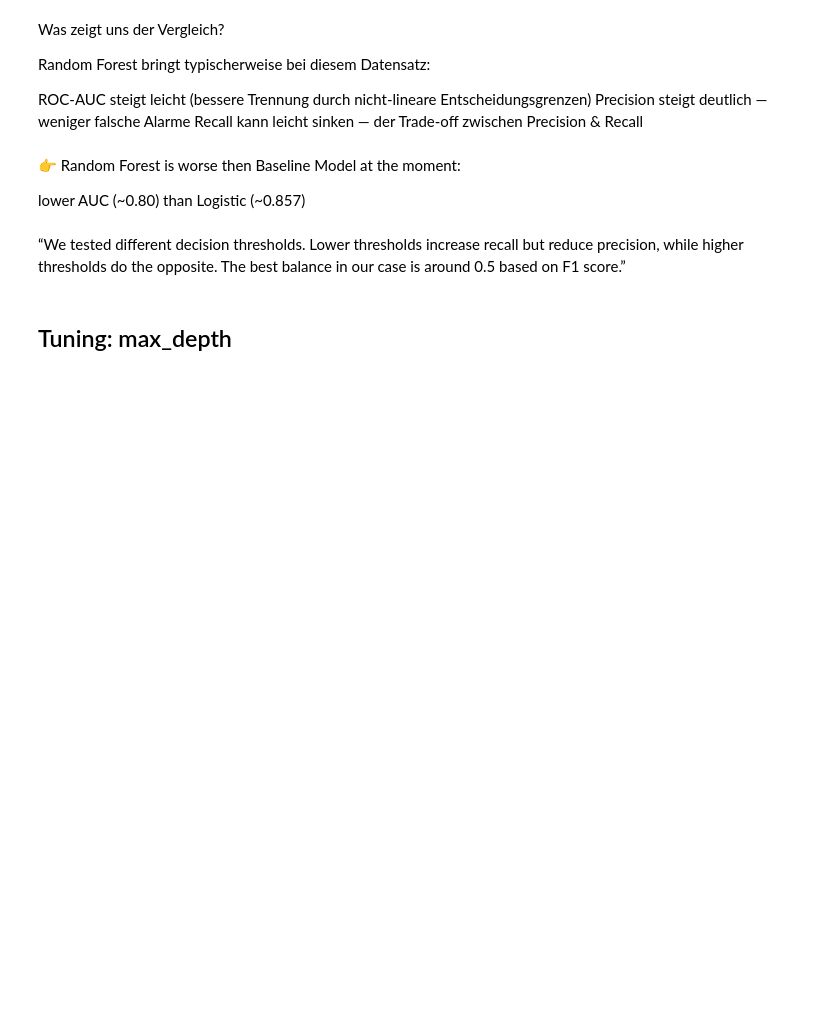
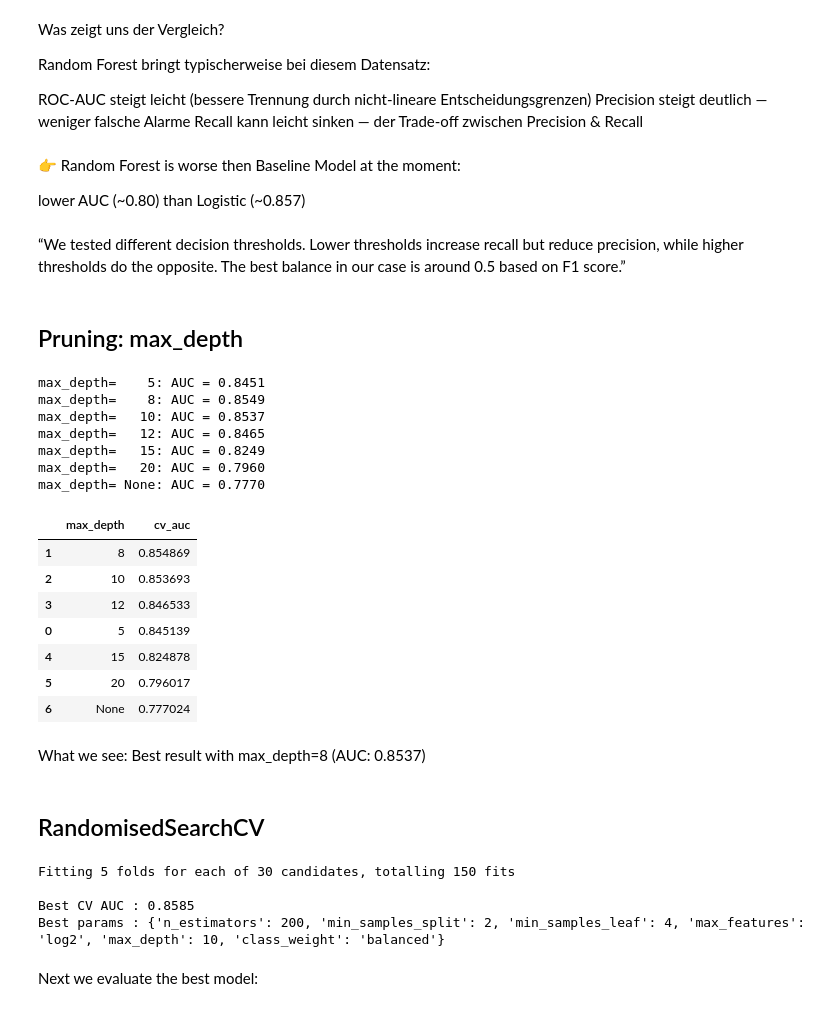
Before and after one commit to Walter806/NF-ML-Project-Group-0, a Jupyter notebook: 20260219_Model_Random_Forest_Pauli.ipynb, the cells around one changed output. Saved outputs shown, nothing was run; the diff lists cells and outputs as text; code cells hidden in the pictures; blank space fills up the shorter version.

Commit message:
Add tuned Random Forest model and evaluation results

```diff
--- a/20260219_Model_Random_Forest_Pauli.ipynb
+++ b/20260219_Model_Random_Forest_Pauli.ipynb
@@ -283,4 +279,73 @@ lower AUC (~0.80) than Logistic (~0.857)
 # %% [markdown]
 “We tested different decision thresholds. Lower thresholds increase recall but reduce precision, while higher thresholds do the opposite. The best balance in our case is around 0.5 based on F1 score.”
 # %% [markdown]
-## Tuning: max_depth
+## Pruning: max_depth
+# %%
+from sklearn.model_selection import cross_val_score
+
+depths = [5, 8, 10, 12, 15, 20, None]
+results = []
+
+for d in depths:
+    rf = RandomForestClassifier(
+        n_estimators=100, max_depth=d,
+        class_weight='balanced', random_state=42, n_jobs=-1
+    )
+    auc = cross_val_score(rf, X_train, y_train, cv=5, scoring='roc_auc').mean()
+    results.append({'max_depth': str(d), 'cv_auc': auc})
+    print(f"max_depth={str(d):>5}: AUC = {auc:.4f}")
+
+pd.DataFrame(results).sort_values('cv_auc', ascending=False)
+# %% [output]
+max_depth=    5: AUC = 0.8451
+max_depth=    8: AUC = 0.8549
+max_depth=   10: AUC = 0.8537
+max_depth=   12: AUC = 0.8465
+max_depth=   15: AUC = 0.8249
+max_depth=   20: AUC = 0.7960
+max_depth= None: AUC = 0.7770
+|  | max_depth | cv_auc |
+| 1 | 8 | 0.854869 |
+| 2 | 10 | 0.853693 |
+| 3 | 12 | 0.846533 |
+| 0 | 5 | 0.845139 |
+| 4 | 15 | 0.824878 |
+| 5 | 20 | 0.796017 |
+| 6 | None | 0.777024 |
+# %% [markdown]
+What we see: Best result with max_depth=8 (AUC: 0.8537)
+# %% [markdown]
+## RandomisedSearchCV
+# %%
+from sklearn.model_selection import RandomizedSearchCV
+
+param_dist = {
+    'n_estimators':      [100, 200, 300],
+    'max_depth':         [6, 8, 10, 12],       # 8 was best → search around it
+    'min_samples_split': [2, 5, 10],
+    'min_samples_leaf':  [1, 2, 4],
+    'max_features':      ['sqrt', 'log2'],
+    'class_weight':      ['balanced', 'balanced_subsample']
+}
+
+search = RandomizedSearchCV(
+    RandomForestClassifier(random_state=42, n_jobs=-1),
+    param_distributions=param_dist,
+    n_iter=30,
+    scoring='roc_auc',
+    cv=5,
+    random_state=42,
+    n_jobs=-1,
+    verbose=1
+)
+search.fit(X_train, y_train)
+
+print(f"\nBest CV AUC : {search.best_score_:.4f}")
+print(f"Best params : {search.best_params_}")
+# %% [output]
+Fitting 5 folds for each of 30 candidates, totalling 150 fits
+
+Best CV AUC : 0.8585
+Best params : {'n_estimators': 200, 'min_samples_split': 2, 'min_samples_leaf': 4, 'max_features': 'log2', 'max_depth': 10, 'class_weight': 'balanced'}
+# %% [markdown]
+Next we evaluate the best model:
```
Also changed, not shown: parts of 12 cells of this notebook.
